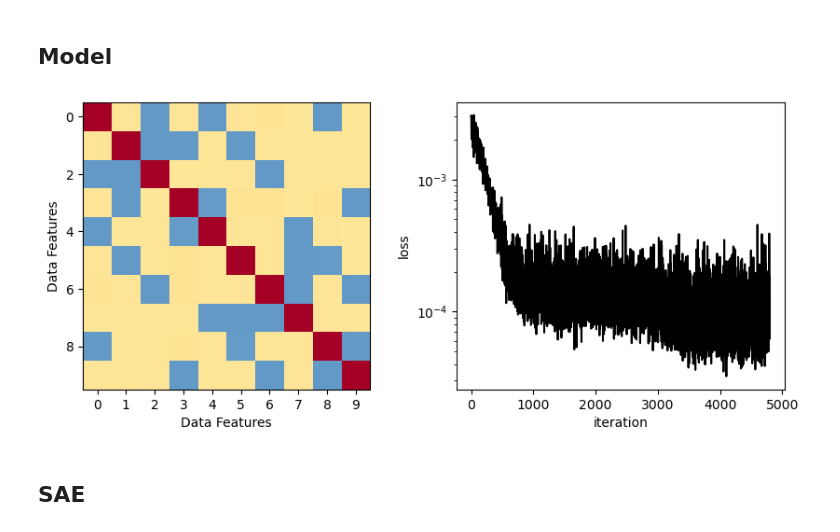
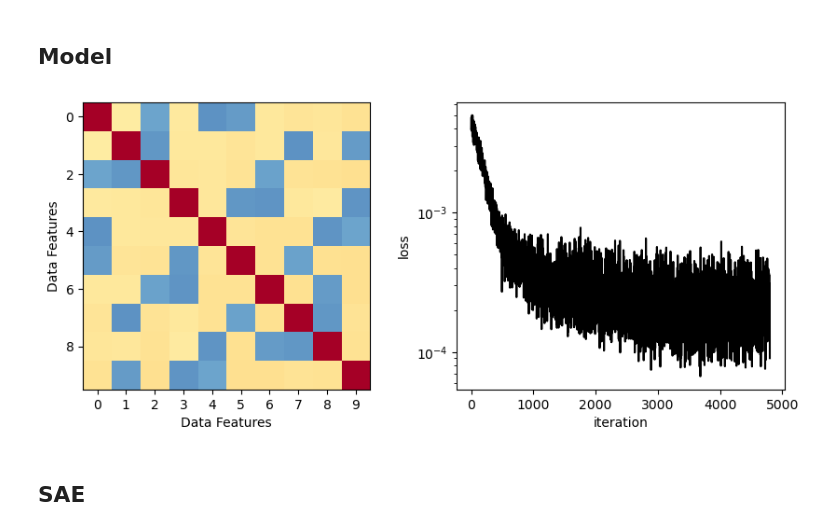
Before and after one commit to evanhanders/superposition-geometry-toys, a Jupyter notebook: experiment_sae_improvements.ipynb, the cells around one changed output. Saved outputs shown, nothing was run; the diff lists cells and outputs as text; code cells hidden in the pictures.

Commit message:
adds zipf law sparsity to 10-dim model

```diff
--- a/experiment_sae_improvements.ipynb
+++ b/experiment_sae_improvements.ipynb
@@ -231,19 +231,22 @@ saes.append(encoder)
 # %%
 model_outputs = rootdir/'uncorrelated_models/'
 model_outputs.mkdir(exist_ok=True)
-Sparsity = 0.99
+Sparsity = 0.9
+#We want feature 0 to have sparsity 0.9, and then later features to have sparsity -> 1 with a decay rate of 0.7
+s_func = lambda i: Sparsity + (1-Sparsity)*(1-(2.7 + i)**(-1))
+
 cfg = ToyModelConfig(
                     input_size=10,
                     hidden_size=4,
                     batches=5000,
                     batch_size=1000,
-                    sparsity = lambda N: Sparsity
+                    sparsity = s_func
                     )
 
 model = UncorrelatedTMS(cfg).to(device)
 model.train(outdir=model_outputs)
 # %% [output]
-[figure, old version]
+[figure, new version]
 # %% [markdown]
 
 ## SAE
```
